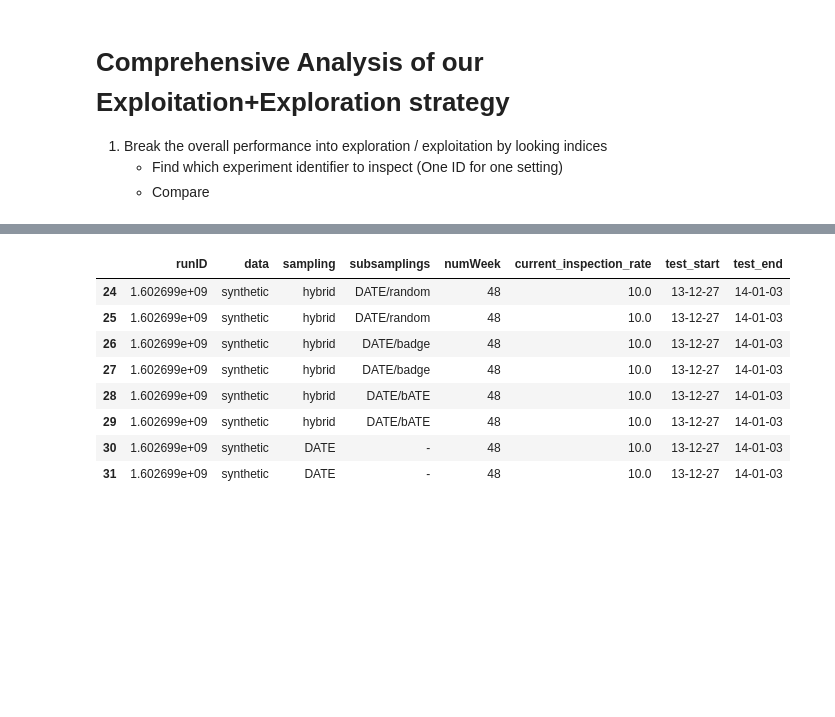
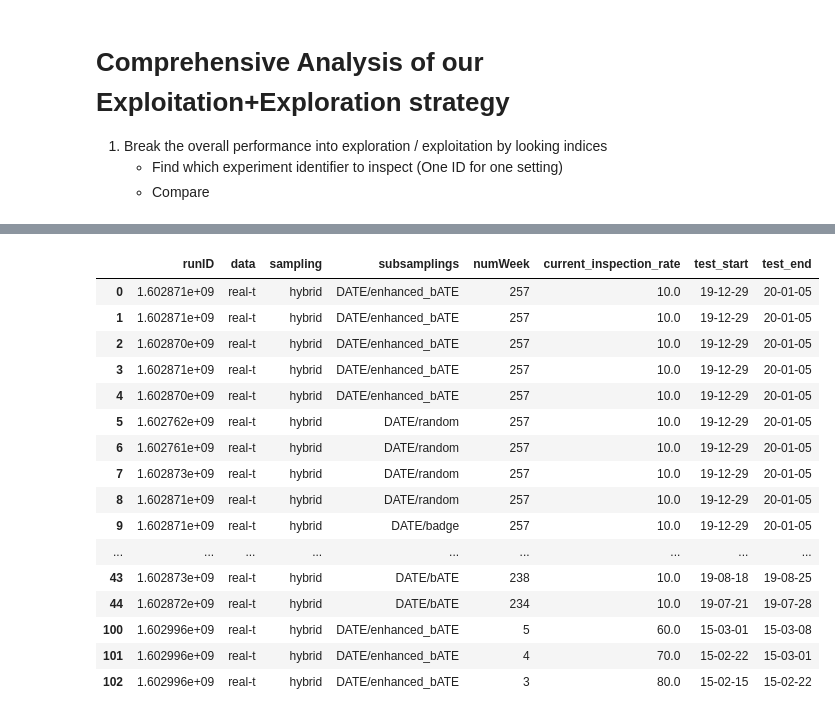
Before and after one commit to Seondong/Customs-Fraud-Detection, a Jupyter notebook: analysis.ipynb, the cells around one changed output, grey strips where cells are left out. Saved outputs shown, nothing was run; the diff lists cells and outputs as text; code cells hidden in the pictures; blank space fills up the shorter version.

```diff
--- a/analysis.ipynb
+++ b/analysis.ipynb
@@ -200,0 +195,18 @@ real-n,DATE/bATE 2 nan
+# %%
+results = glob.glob('./results/performances/fld4-result-*')   # quick- or www21- or fld-
+list1, list2 = zip(*sorted(zip([os.stat(result).st_size for result in results], results)))
+# %%
+# Retrieving results
+num_logs = len([i for i in list1 if i > 1000])
+count= 0
+summary = []
+for i in range(1,num_logs+1):
+    rslt = pd.read_csv(list2[-i])
+    dic = rslt[['runID','data','sampling','subsamplings','numWeek','current_inspection_rate','test_start','test_end']].iloc[len(rslt)-1].to_dict()
+    run_id = round(dic['runID'], 3)
+    data = dic['data']
+    subsamplings = dic['subsamplings'].replace('/','+')
+    strategy = dic['sampling']
+    cir = dic['current_inspection_rate']
+    summary.append(dic)
+summary = pd.DataFrame(summary)
@@ -219,9 +348,12 @@ dfs = firstCheck(pd.read_csv('data/synthetic-imports-declarations.csv'))
+# %%
+results = glob.glob('./results/performances/fld5-result-*')   # quick- or www21- or fld-
+list1, list2 = zip(*sorted(zip([os.stat(result).st_size for result in results], results)))
 # %%
 # Retrieving results
 num_logs = len([i for i in list1 if i > 1000])
 count= 0
 summary = []
-for i in range(num_logs+1):
+for i in range(1,num_logs+1):
     rslt = pd.read_csv(list2[-i])
     dic = rslt[['runID','data','sampling','subsamplings','numWeek','current_inspection_rate','test_start','test_end']].iloc[len(rslt)-1].to_dict()
     run_id = round(dic['runID'], 3)
@@ -234,16 +375,24 @@ summary = pd.DataFrame(summary)
 # %%
 # Index will be used later
-summary[summary.data == 'synthetic']
+summary[summary.data == 'real-t']
 # %% [output]
 |  | runID | data | sampling | subsamplings | numWeek | current_inspection_rate | test_start | test_end |
-| 24 | 1.602699e+09 | synthetic | hybrid | DATE/random | 48 | 10.0 | 13-12-27 | 14-01-03 |
-| 25 | 1.602699e+09 | synthetic | hybrid | DATE/random | 48 | 10.0 | 13-12-27 | 14-01-03 |
-| 26 | 1.602699e+09 | synthetic | hybrid | DATE/badge | 48 | 10.0 | 13-12-27 | 14-01-03 |
-| 27 | 1.602699e+09 | synthetic | hybrid | DATE/badge | 48 | 10.0 | 13-12-27 | 14-01-03 |
-| 28 | 1.602699e+09 | synthetic | hybrid | DATE/bATE | 48 | 10.0 | 13-12-27 | 14-01-03 |
-| 29 | 1.602699e+09 | synthetic | hybrid | DATE/bATE | 48 | 10.0 | 13-12-27 | 14-01-03 |
-| 30 | 1.602699e+09 | synthetic | DATE | - | 48 | 10.0 | 13-12-27 | 14-01-03 |
-| 31 | 1.602699e+09 | synthetic | DATE | - | 48 | 10.0 | 13-12-27 | 14-01-03 |
+| 0 | 1.602871e+09 | real-t | hybrid | DATE/enhanced_bATE | 257 | 10.0 | 19-12-29 | 20-01-05 |
+| 1 | 1.602871e+09 | real-t | hybrid | DATE/enhanced_bATE | 257 | 10.0 | 19-12-29 | 20-01-05 |
+| 2 | 1.602870e+09 | real-t | hybrid | DATE/enhanced_bATE | 257 | 10.0 | 19-12-29 | 20-01-05 |
+| 3 | 1.602871e+09 | real-t | hybrid | DATE/enhanced_bATE | 257 | 10.0 | 19-12-29 | 20-01-05 |
+| 4 | 1.602870e+09 | real-t | hybrid | DATE/enhanced_bATE | 257 | 10.0 | 19-12-29 | 20-01-05 |
+| 5 | 1.602762e+09 | real-t | hybrid | DATE/random | 257 | 10.0 | 19-12-29 | 20-01-05 |
+| 6 | 1.602761e+09 | real-t | hybrid | DATE/random | 257 | 10.0 | 19-12-29 | 20-01-05 |
+| 7 | 1.602873e+09 | real-t | hybrid | DATE/random | 257 | 10.0 | 19-12-29 | 20-01-05 |
+| 8 | 1.602871e+09 | real-t | hybrid | DATE/random | 257 | 10.0 | 19-12-29 | 20-01-05 |
+| 9 | 1.602871e+09 | real-t | hybrid | DATE/badge | 257 | 10.0 | 19-12-29 | 20-01-05 |
+| ... | ... | ... | ... | ... | ... | ... | ... | ... |
+| 43 | 1.602873e+09 | real-t | hybrid | DATE/bATE | 238 | 10.0 | 19-08-18 | 19-08-25 |
+| 44 | 1.602872e+09 | real-t | hybrid | DATE/bATE | 234 | 10.0 | 19-07-21 | 19-07-28 |
+| 100 | 1.602996e+09 | real-t | hybrid | DATE/enhanced_bATE | 5 | 60.0 | 15-03-01 | 15-03-08 |
+| 101 | 1.602996e+09 | real-t | hybrid | DATE/enhanced_bATE | 4 | 70.0 | 15-02-22 | 15-03-01 |
+| 102 | 1.602996e+09 | real-t | hybrid | DATE/enhanced_bATE | 3 | 80.0 | 15-02-15 | 15-02-22 |
 # %%
 # Retrieving results
 def getSubsamplerResults(exp_a):
```
Also changed, not shown: parts of 25 cells of this notebook, 19 other files.
